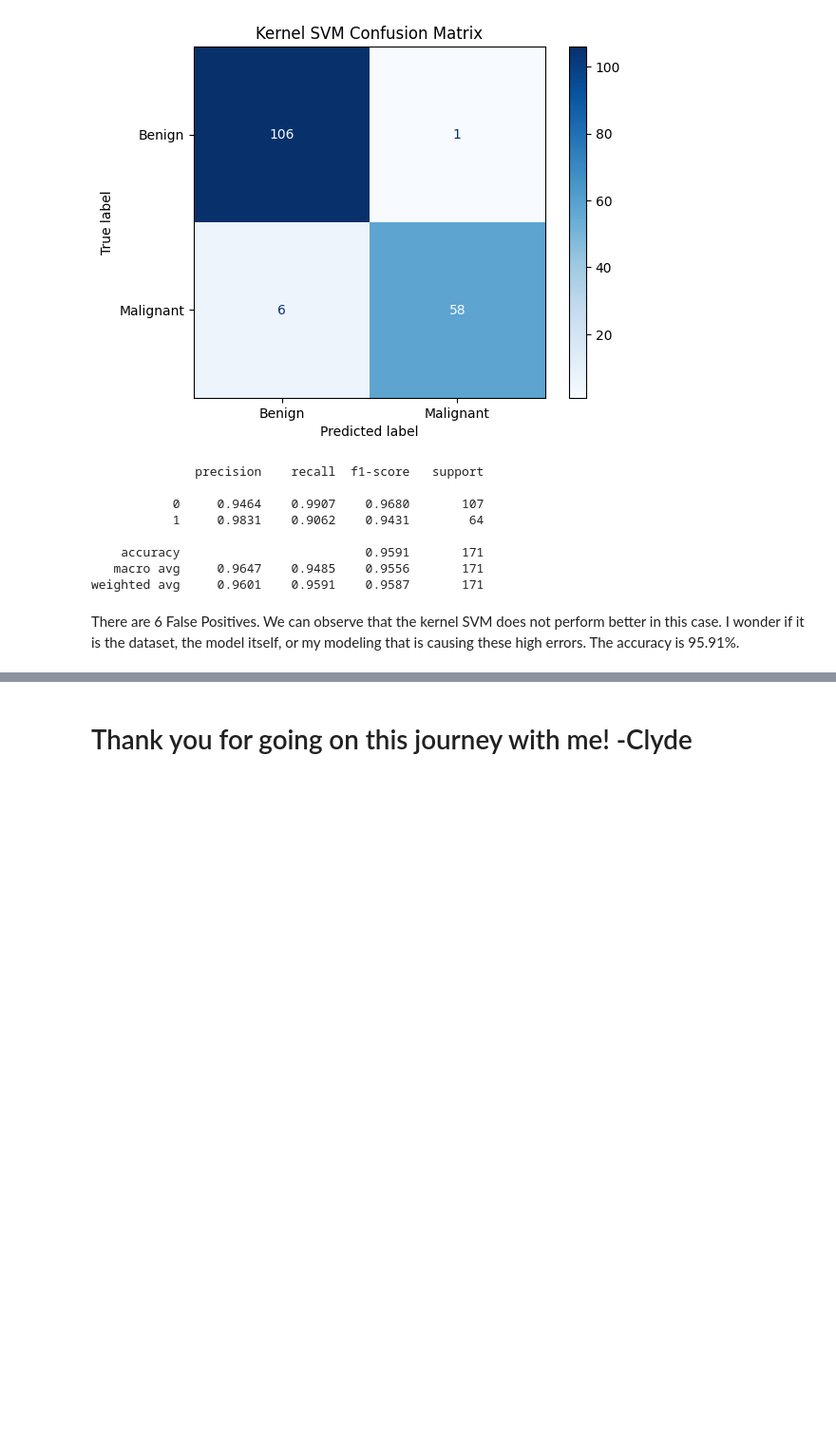
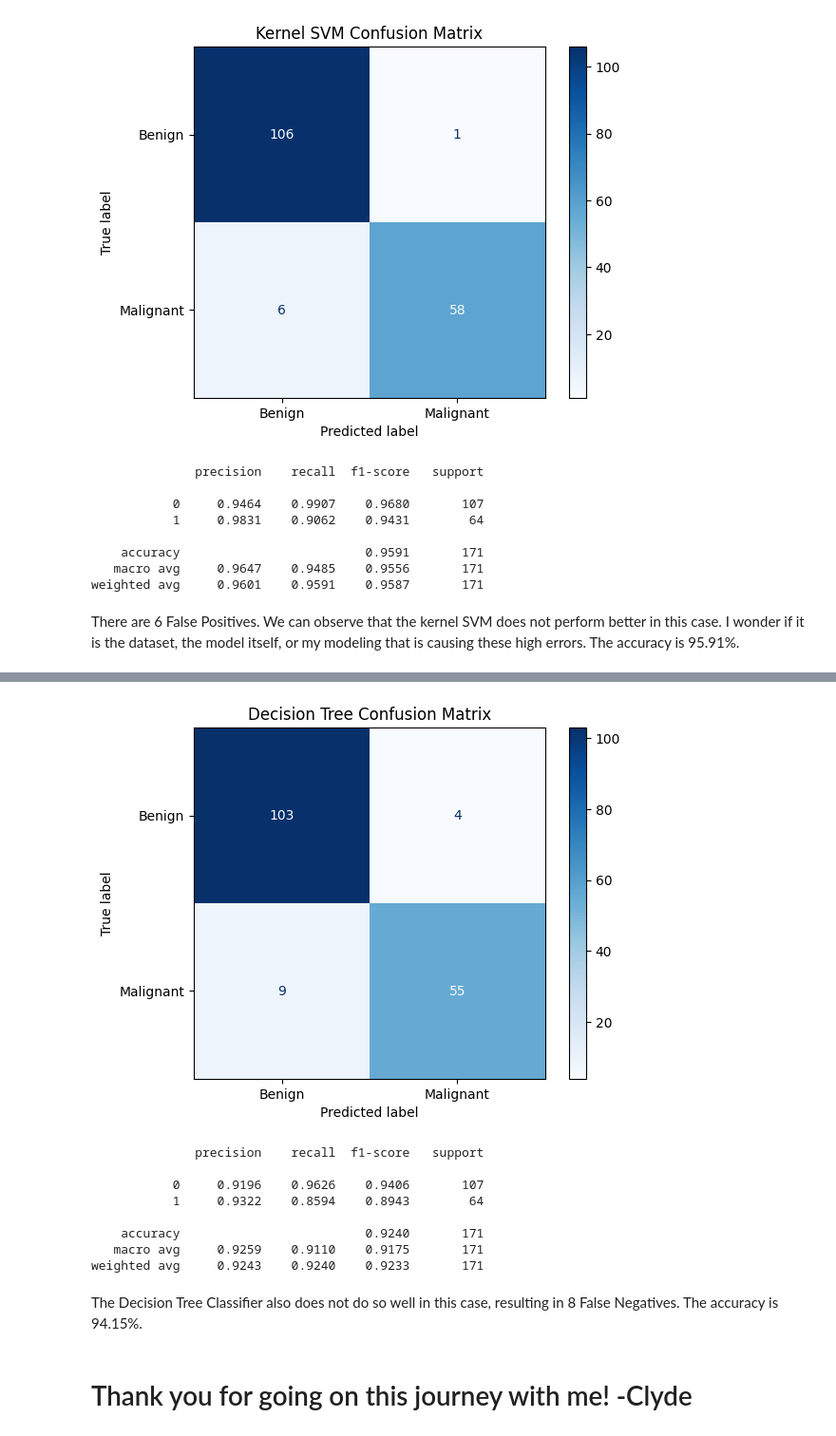
Before and after one commit to ClydeNarciso/breast-cancer-detection-using-supervised-learning, a Jupyter notebook: breast-cancer-detection-using-supervised-learning-algorithms.ipynb, the cells around one changed output, grey strips where cells are left out. Shown: that part at 95% size. Drawn from its saved outputs; the diff is of its cells as text; code cells hidden in the pictures; blank space fills up the shorter version.

```diff
--- a/breast-cancer-detection-using-supervised-learning-algorithms.ipynb
+++ b/breast-cancer-detection-using-supervised-learning-algorithms.ipynb
@@ -269,2 +295,24 @@ There are 6 False Positives. We can observe that the kernel SVM does not perform
+# %%
+# Now let's use our model with the optimized hyperparameters and analyze the results!
+dt_y_pred = dt_cv.predict(X_test_preprocessed)
+
+conf_matrix = confusion_matrix(y_test, dt_y_pred)
+disp = ConfusionMatrixDisplay(confusion_matrix=conf_matrix, display_labels=['Benign', 'Malignant'])
+disp.plot(cmap=plt.cm.Blues)
+plt.title('Decision Tree Confusion Matrix')
+plt.show()
+print(classification_report(y_test, dt_y_pred, digits=4))
+# %% [output]
+[figure, added]
+              precision    recall  f1-score   support
+
+           0     0.9196    0.9626    0.9406       107
+           1     0.9322    0.8594    0.8943        64
+
+    accuracy                         0.9240       171
+   macro avg     0.9259    0.9110    0.9175       171
+weighted avg     0.9243    0.9240    0.9233       171
+# %% [markdown]
+The Decision Tree Classifier also does not do so well in this case, resulting in 8 False Negatives. The accuracy is 94.15%.
 # %% [markdown]
 # Thank you for going on this journey with me! -Clyde
```
Also changed, not shown: parts of 3 cells of this notebook.
